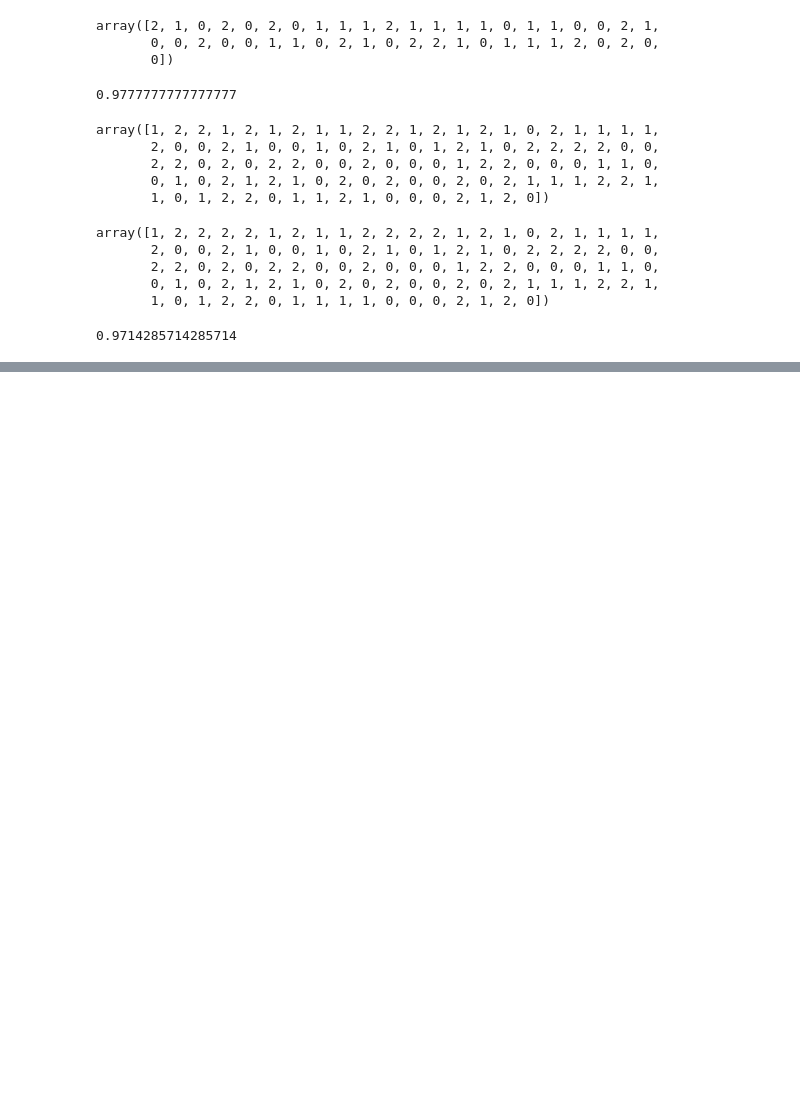
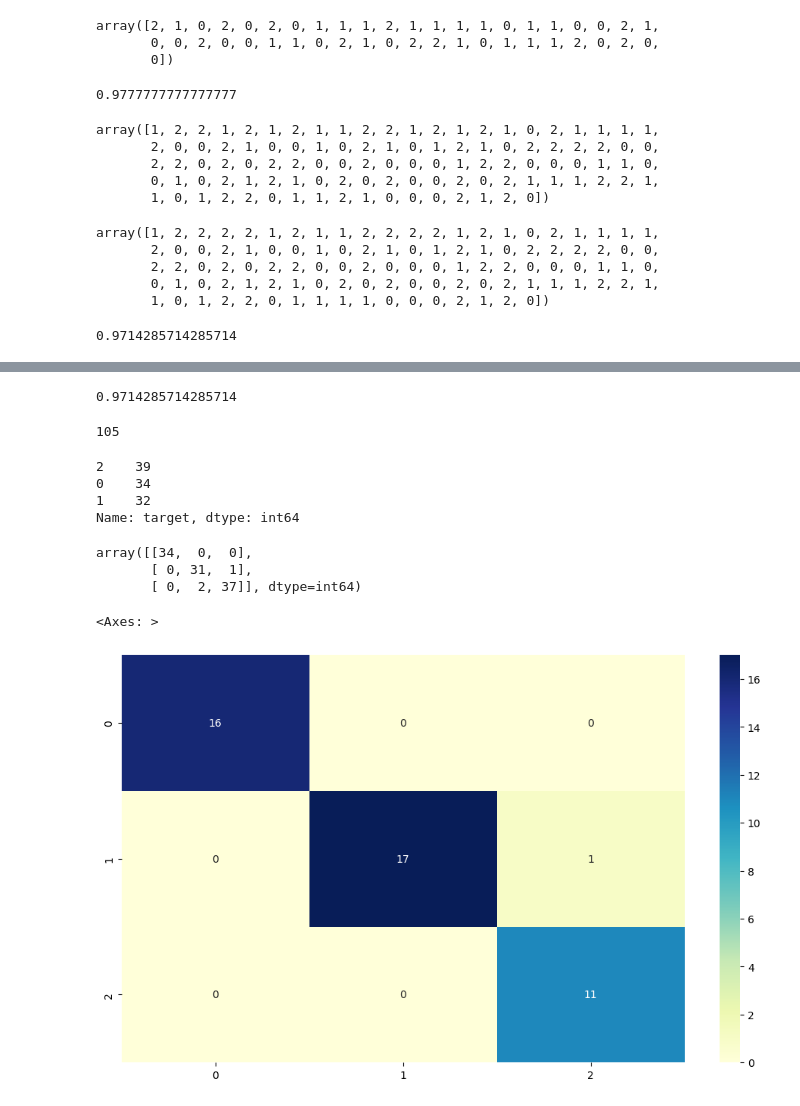
Before and after one commit to Zikarakus/FromWork, a Jupyter notebook: KNN lerning.ipynb, the cells around one changed output, grey strips where cells are left out. Drawn from its saved outputs; the diff is of its cells as text; code cells hidden in the pictures; blank space fills up the shorter version.

```diff
--- a/KNN lerning.ipynb
+++ b/KNN lerning.ipynb
@@ -237,0 +267,2 @@ accuracy_score(y_pred_train, y_train)
+# %%
+cm_test = confusion_matrix(y_test, y_pred)
@@ -237,0 +288,27 @@ accuracy_score(y_pred_train, y_train)
+# %%
+accuracy_score(y_train, y_train_pred)
+# %% [output]
+0.9714285714285714
+# %%
+y_train.count()
+# %% [output]
+105
+# %%
+y_train.value_counts()
+# %% [output]
+2    39
+0    34
+1    32
+Name: target, dtype: int64
+# %%
+cm_train = confusion_matrix(y_train, y_train_pred)
+cm_train
+# %% [output]
+array([[34,  0,  0],
+       [ 0, 31,  1],
+       [ 0,  2, 37]], dtype=int64)
+# %%
+sns.heatmap(cm_test, annot = True, cmap=('YlGnBu'))
+# %% [output]
+<Axes: >
+[figure, added]
```
Also changed, not shown: parts of 9 cells of this notebook.
